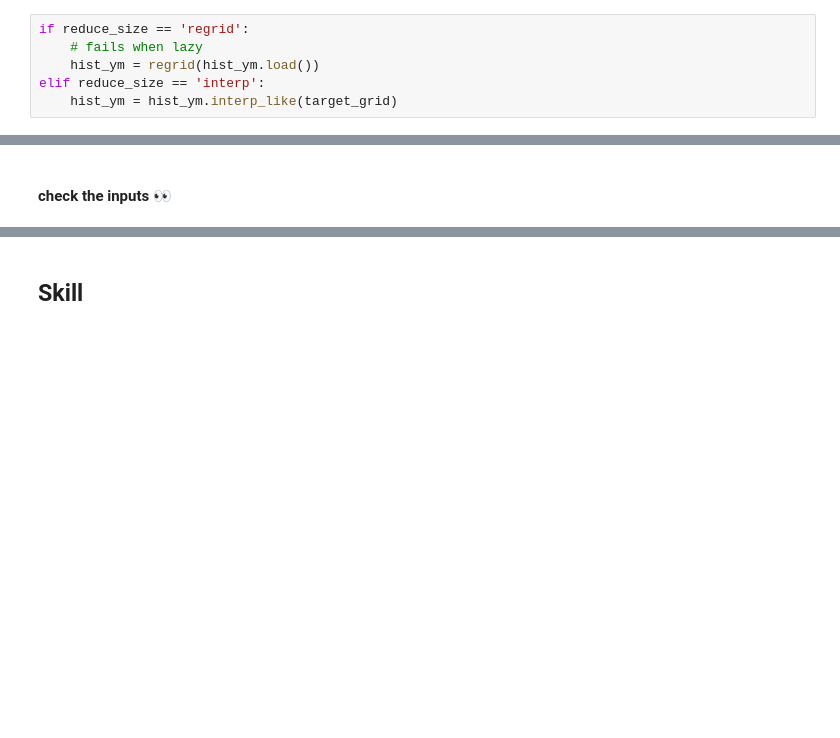
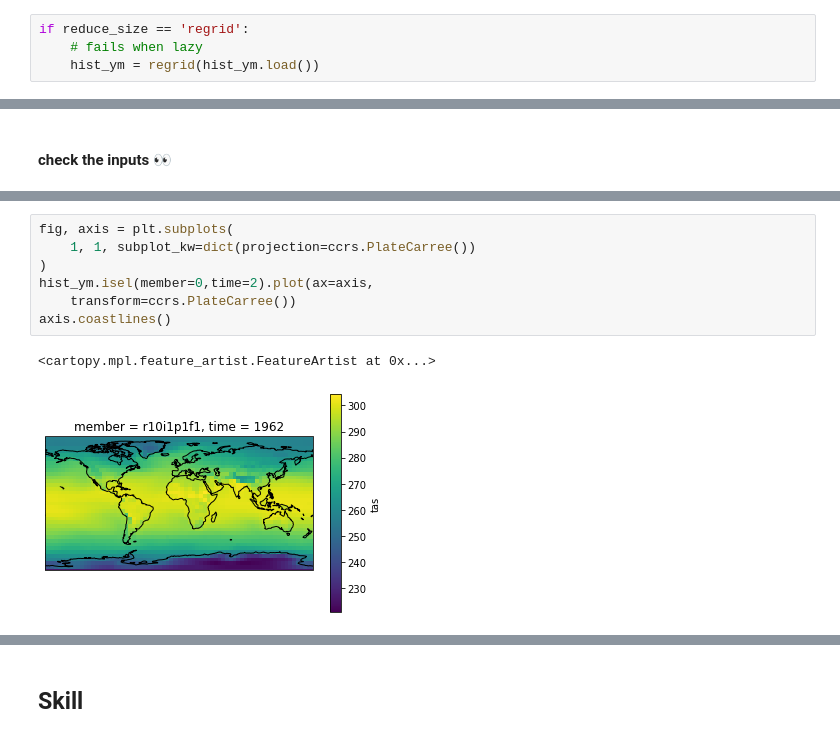
Before and after one commit to aaronspring/climpred-cloud-demo, a Jupyter notebook: climpred_DCPP_cloud.ipynb, the cells around one changed output, grey strips where cells are left out. Saved outputs shown, nothing was run; the diff lists cells and outputs as text; blank space fills up the shorter version.

```diff
--- a/climpred_DCPP_cloud.ipynb
+++ b/climpred_DCPP_cloud.ipynb
@@ -261,5 +232,3 @@ elif reduce_size == 'interp':
 if reduce_size == 'regrid':
     # fails when lazy
     hist_ym = regrid(hist_ym.load())
-elif reduce_size == 'interp':
-    hist_ym = hist_ym.interp_like(target_grid)
@@ -288,0 +253,10 @@ elif reduce_size == 'interp':
+# %%
+fig, axis = plt.subplots(
+    1, 1, subplot_kw=dict(projection=ccrs.PlateCarree())
+)
+hist_ym.isel(member=0,time=2).plot(ax=axis,
+    transform=ccrs.PlateCarree())
+axis.coastlines()
+# %% [output]
+<cartopy.mpl.feature_artist.FeatureArtist at 0x...>
+[figure, added]
```
Also changed, not shown: parts of 48 cells of this notebook, 1 other file.
